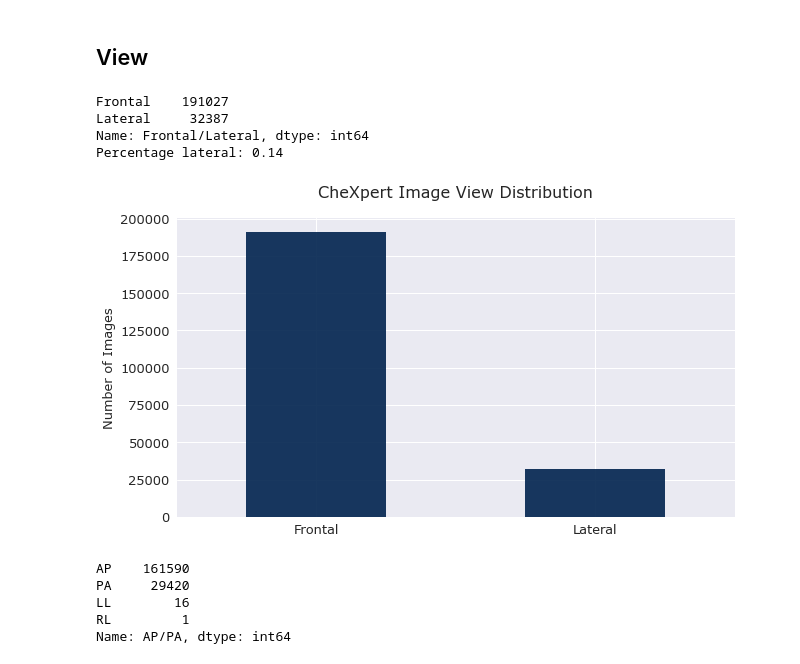
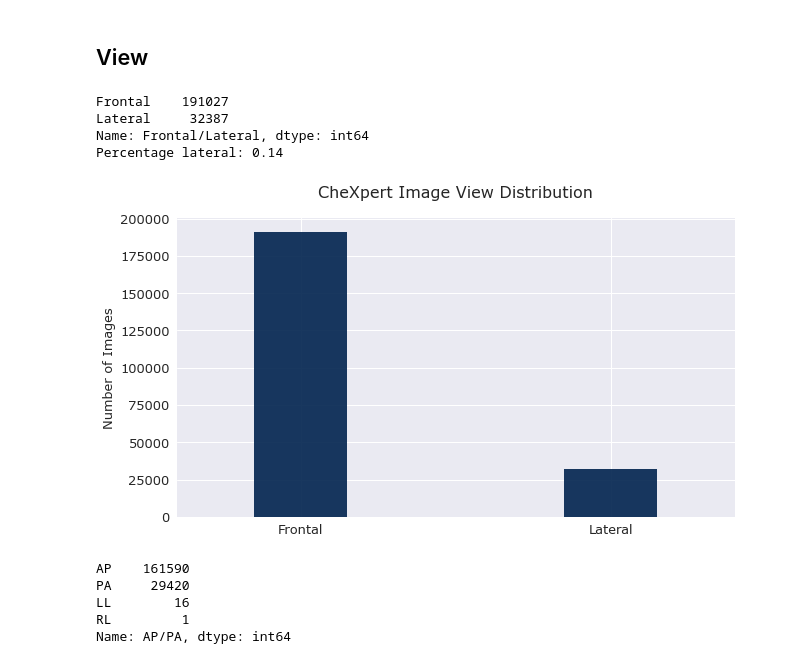
Before and after one commit to linev8k/cxr-fl-privacy, a Jupyter notebook: chexpert_data.ipynb, the cells around one changed output. Cells and saved outputs as stored; diff of their text form; code cells hidden in the pictures.

```diff
--- a/chexpert_data.ipynb
+++ b/chexpert_data.ipynb
@@ -47,19 +47,19 @@ cmap(0.2)
 # %%
 f_l_counts = train_chex['Frontal/Lateral'].value_counts()
 fig, ax = plt.subplots(facecolor='white', figsize=(10, 5.5))
-f_l_counts.plot(kind='bar', colormap='cividis', alpha=0.9)
+f_l_counts.plot(kind='bar', colormap='cividis', alpha=0.9, width=0.3)
 ax.set_ylabel('Number of Images')
 ax.tick_params(axis='x', labelrotation= 0)
 ax.set_title('CheXpert Image View Distribution', pad=20)
 # plt.savefig(img_path+'front_lat.png', dpi=300, facecolor='white', bbox_inches = 'tight')
 print(f_l_counts)
 print(f"Percentage lateral: {round(f_l_counts['Lateral']/sum(f_l_counts),2)}")
 # %% [output]
 Frontal    191027
 Lateral     32387
 Name: Frontal/Lateral, dtype: int64
 Percentage lateral: 0.14
-[figure, old version]
+[figure, new version]
 # %%
 a_p = train_chex['AP/PA'].value_counts()
 fig, ax = plt.subplots(facecolor='white', figsize=(10, 5.5))
```
Also changed, not shown: parts of 4 cells of this notebook, 1 other file.
